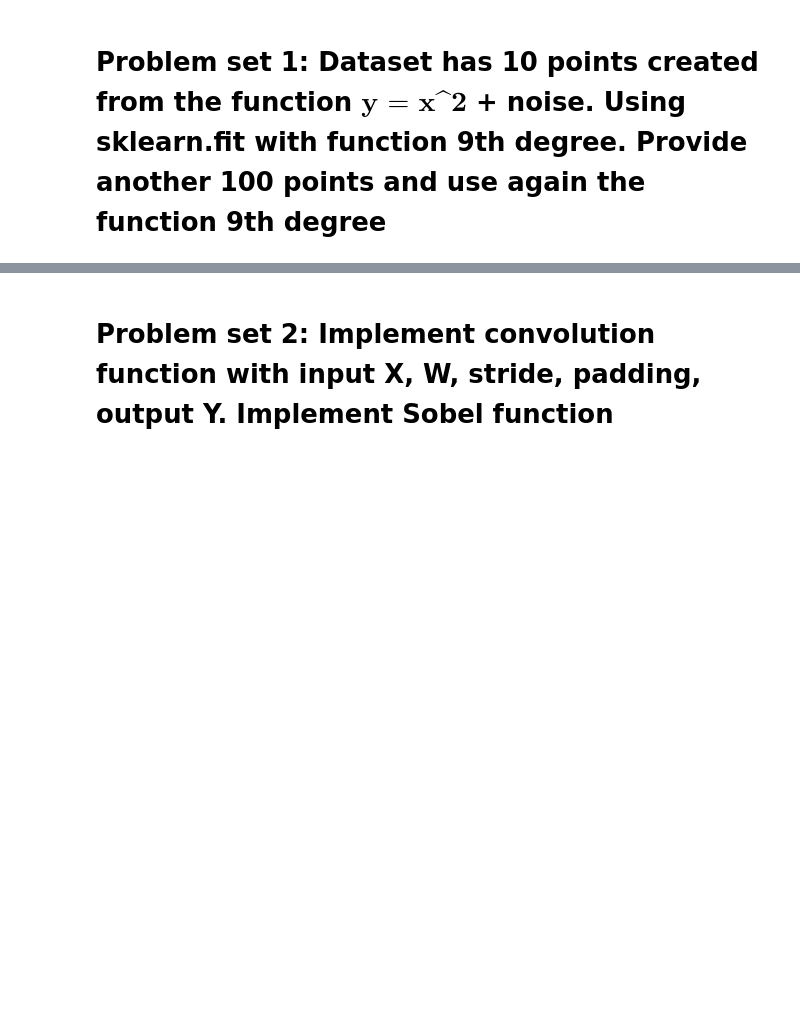
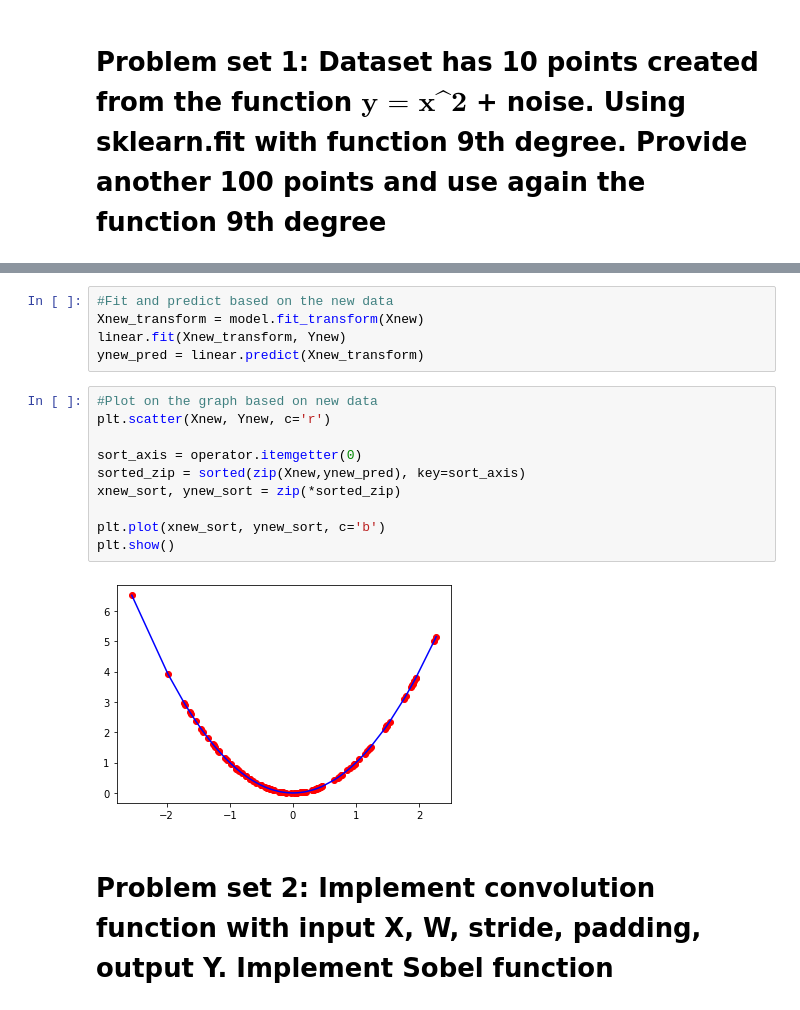
Before and after one commit to chuducthang77/Deep-Learning-project, a Jupyter notebook: Convolution_network.ipynb, the cells around one changed output, grey strips where cells are left out. Saved outputs shown, nothing was run; the diff lists cells and outputs as text; blank space fills up the shorter version.

```diff
--- a/Convolution_network.ipynb
+++ b/Convolution_network.ipynb
@@ -5,2 +52,19 @@
+# %%
+#Fit and predict based on the new data
+Xnew_transform = model.fit_transform(Xnew)
+linear.fit(Xnew_transform, Ynew)
+ynew_pred = linear.predict(Xnew_transform)
+# %%
+#Plot on the graph based on new data
+plt.scatter(Xnew, Ynew, c='r')
+
+sort_axis = operator.itemgetter(0)
+sorted_zip = sorted(zip(Xnew,ynew_pred), key=sort_axis)
+xnew_sort, ynew_sort = zip(*sorted_zip)
+
+plt.plot(xnew_sort, ynew_sort, c='b')
+plt.show()
+# %% [output]
+[figure, added]
 # %% [markdown]
 # Problem set 2: Implement convolution function with input X, W, stride, padding, output Y. Implement Sobel function
```
Also changed, not shown: parts of 29 cells of this notebook.
